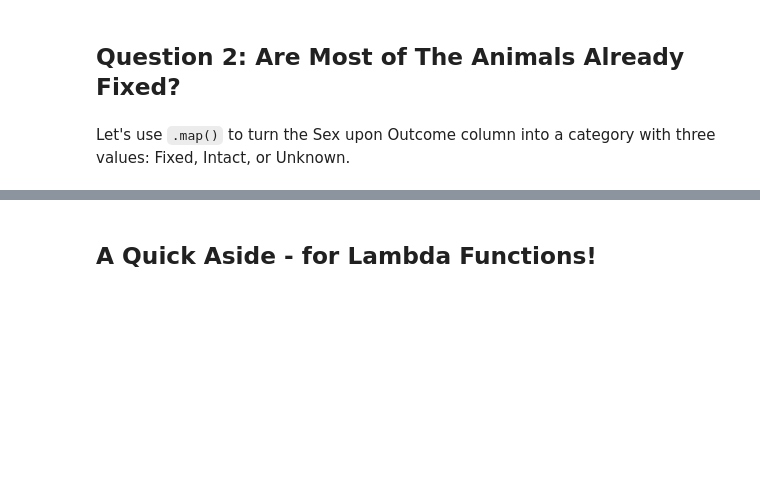
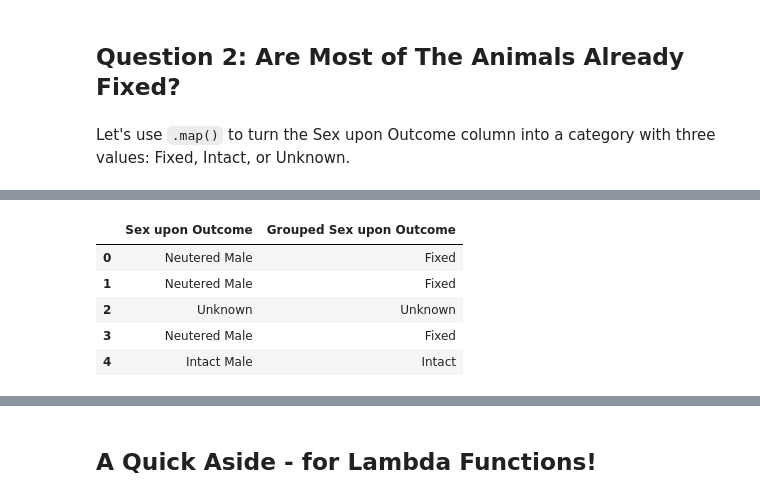
Before and after one commit to rbdaly16/NATL-DS-Live-062623, a Jupyter notebook: Phase1/Lectures/11-Pandas-Data-Cleaning.ipynb, the cells around one changed output, grey strips where cells are left out. Saved outputs shown, nothing was run; the diff lists cells and outputs as text; code cells hidden in the pictures; blank space fills up the shorter version.

```diff
--- a/Phase1/Lectures/11-Pandas-Data-Cleaning.ipynb
+++ b/Phase1/Lectures/11-Pandas-Data-Cleaning.ipynb
@@ -140,6 +324,6 @@ age_vals = {
 # %%
 # Now, how can we transform the Age Value column to capture these values?
-df_clean['Age Unit'] = None
+df_clean['Age Unit'] = df_clean['Age Unit'].map(age_vals)
 # %%
 # Sanity check
 df_clean.head()
@@ -155,7 +355,8 @@ df_clean['Age in Days'].plot(kind='hist');
 # %%
 # Of course, we could also try...
 # Use .dt.normalize on the DateTime column to access the date!
-df_clean['Calculated Age in Days'] = None
+df_clean['Calculated Age in Days'] = df_clean['DateTime'].dt.normalize()-df_clean['Date of Birth']
+#normalize gets rid of time information, keeps it basic of Y,M,D
 # %%
 # Check it
 df_clean.head()
@@ -180,8 +404,15 @@ def fixed_mapper(status):
         return 'Unknown'
 # %%
 # Now let's use it!
-df_clean['Grouped Sex upon Outcome'] = None
+df_clean['Grouped Sex upon Outcome'] = df_clean['Sex upon Outcome'].map(fixed_mapper)
 df_clean[['Sex upon Outcome', 'Grouped Sex upon Outcome']].head()
+# %% [output]
+|  | Sex upon Outcome | Grouped Sex upon Outcome |
+| 0 | Neutered Male | Fixed |
+| 1 | Neutered Male | Fixed |
+| 2 | Unknown | Unknown |
+| 3 | Neutered Male | Fixed |
+| 4 | Intact Male | Intact |
 # %%
 # We had a null in that column before, did that change?
 df_clean.isna().sum()
```
Also changed, not shown: parts of 52 cells of this notebook.
